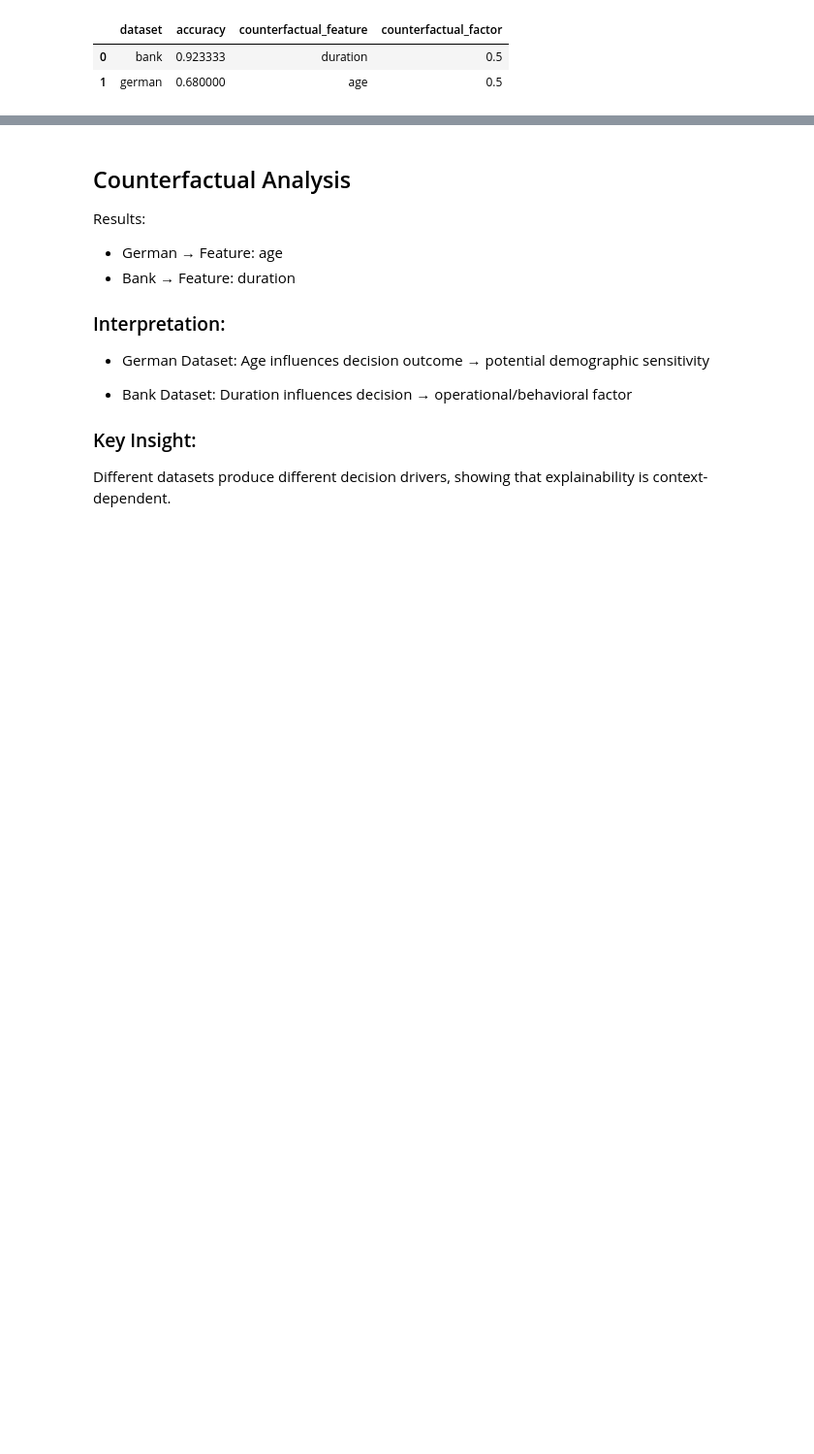
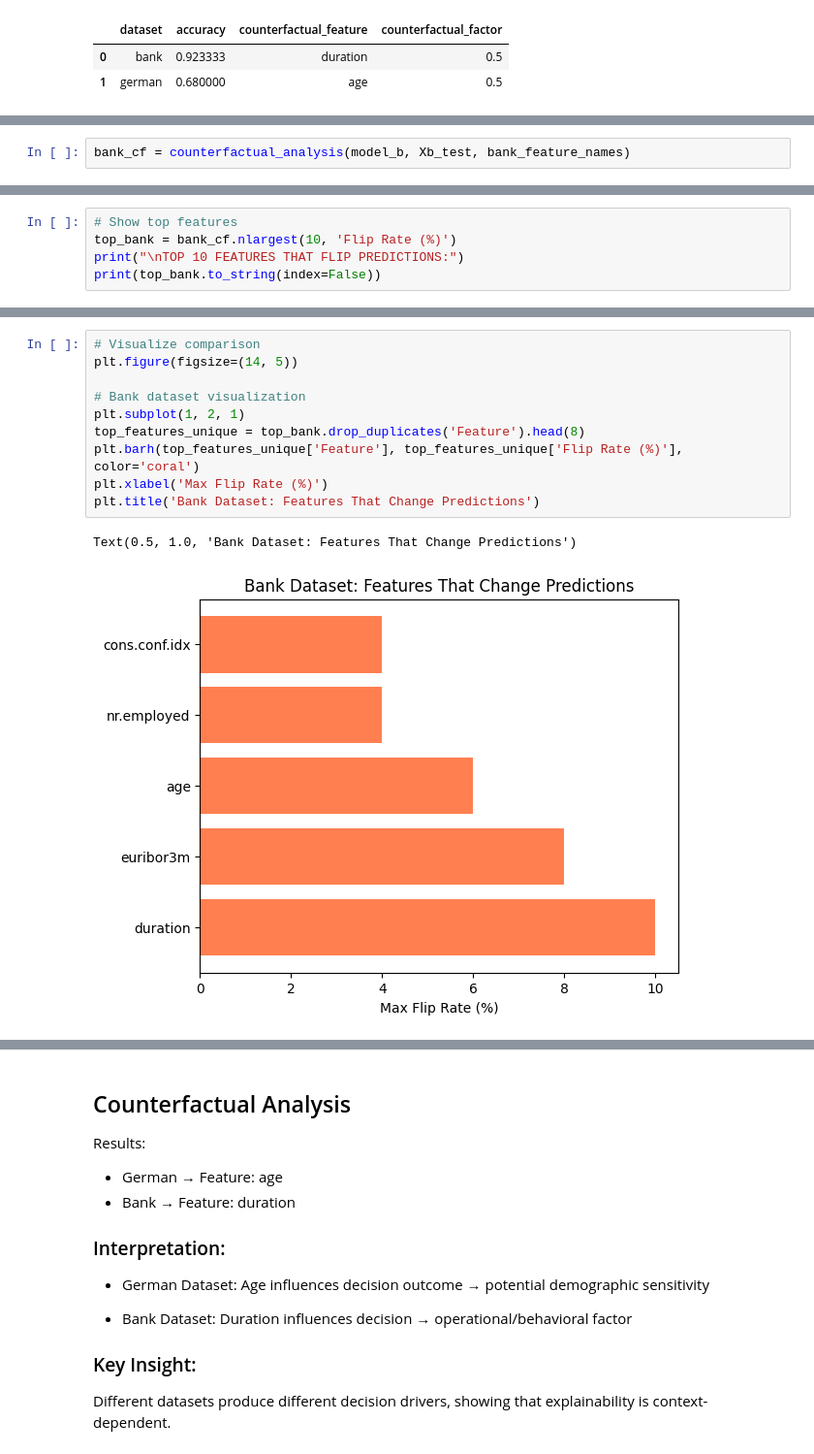
Before and after one commit to Saurabh-pilaniya07/XAI_Credit_Risk, a Jupyter notebook: notebooks/01_analysis.ipynb, the cells around one changed output, grey strips where cells are left out. Shown at 97% size. Saved outputs shown, nothing was run; the diff lists cells and outputs as text; blank space fills up the shorter version.

```diff
--- a/notebooks/01_analysis.ipynb
+++ b/notebooks/01_analysis.ipynb
@@ -93,0 +209,2 @@ results
+# %%
+bank_cf = counterfactual_analysis(model_b, Xb_test, bank_feature_names)
@@ -93,0 +229,5 @@ results
+# %%
+# Show top features
+top_bank = bank_cf.nlargest(10, 'Flip Rate (%)')
+print("\nTOP 10 FEATURES THAT FLIP PREDICTIONS:")
+print(top_bank.to_string(index=False))
@@ -93,0 +247,13 @@ results
+# %%
+# Visualize comparison
+plt.figure(figsize=(14, 5))
+
+# Bank dataset visualization
+plt.subplot(1, 2, 1)
+top_features_unique = top_bank.drop_duplicates('Feature').head(8)
+plt.barh(top_features_unique['Feature'], top_features_unique['Flip Rate (%)'], color='coral')
+plt.xlabel('Max Flip Rate (%)')
+plt.title('Bank Dataset: Features That Change Predictions')
+# %% [output]
+Text(0.5, 1.0, 'Bank Dataset: Features That Change Predictions')
+[figure, added]
```
Also changed, not shown: parts of 15 cells of this notebook.
